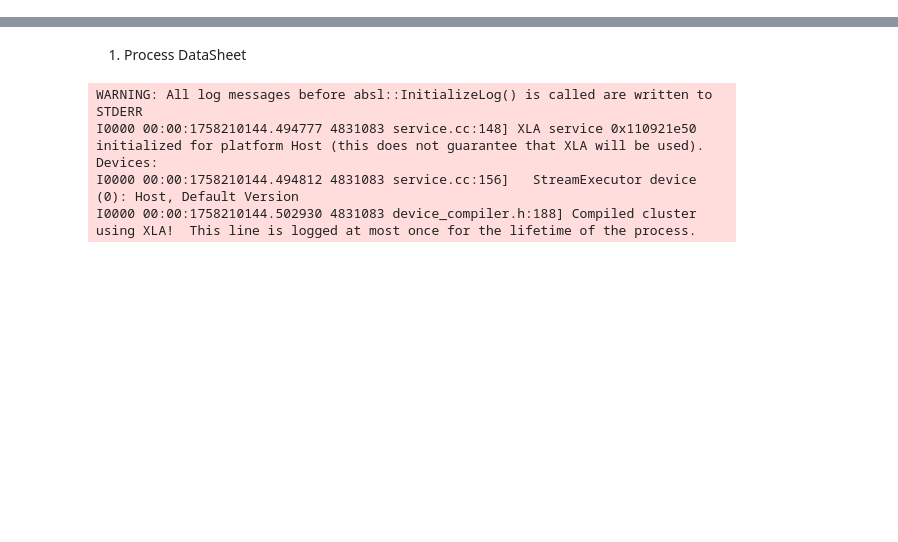
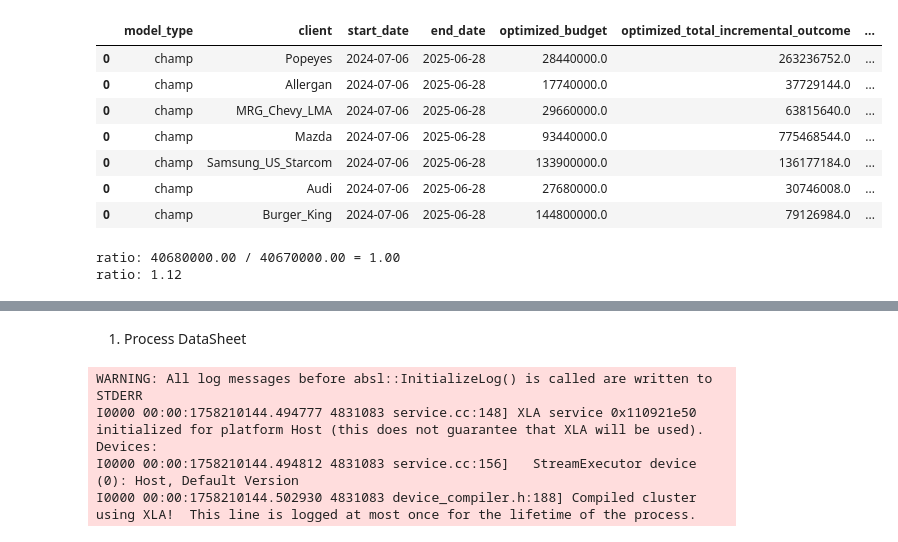
Before and after one commit to Mari1988/meridian, a Jupyter notebook: meridian/planner/notebooks/demo_planner.ipynb, the cells around one changed output, grey strips where cells are left out. Drawn from its saved outputs; the diff is of its cells as text; code cells hidden in the pictures; blank space fills up the shorter version.

```diff
--- a/meridian/planner/notebooks/demo_planner.ipynb
+++ b/meridian/planner/notebooks/demo_planner.ipynb
@@ -120,0 +157,24 @@ To silence this warning, decorate the function with @tf.autograph.experimental.d
+# %%
+total_df.query('model_type == "champ"')
+# %% [output]
+|  | model_type | client | start_date | end_date | optimized_budget | optimized_total_incremental_outcome | ... |
+| 0 | champ | Popeyes | 2024-07-06 | 2025-06-28 | 28440000.0 | 263236752.0 | ... |
+| 0 | champ | Allergan | 2024-07-06 | 2025-06-28 | 17740000.0 | 37729144.0 | ... |
+| 0 | champ | MRG_Chevy_LMA | 2024-07-06 | 2025-06-28 | 29660000.0 | 63815640.0 | ... |
+| 0 | champ | Mazda | 2024-07-06 | 2025-06-28 | 93440000.0 | 775468544.0 | ... |
+| 0 | champ | Samsung_US_Starcom | 2024-07-06 | 2025-06-28 | 133900000.0 | 136177184.0 | ... |
+| 0 | champ | Audi | 2024-07-06 | 2025-06-28 | 27680000.0 | 30746008.0 | ... |
+| 0 | champ | Burger_King | 2024-07-06 | 2025-06-28 | 144800000.0 | 79126984.0 | ... |
+# %%
+# ratio between 'total' optimized spend and non-optimized spend
+total_historical_budget = nonopt_attrs['budget']
+total_optimized_budget = opt_attrs['budget']
+
+nonoptimized_outcome = nonopt_attrs['total_incremental_outcome']
+optimized_outcome = opt_attrs['total_incremental_outcome']
+
+print(f'ratio: {total_optimized_budget:.2f} / {total_historical_budget:.2f} = {total_optimized_budget / total_historical_budget:.2f}')
+print(f'ratio: {optimized_outcome.sum() / nonoptimized_outcome.sum():.2f}')
+# %% [output]
+ratio: 40680000.00 / 40670000.00 = 1.00
+ratio: 1.12
```
Also changed, not shown: parts of 71 cells of this notebook, 25 other files.
